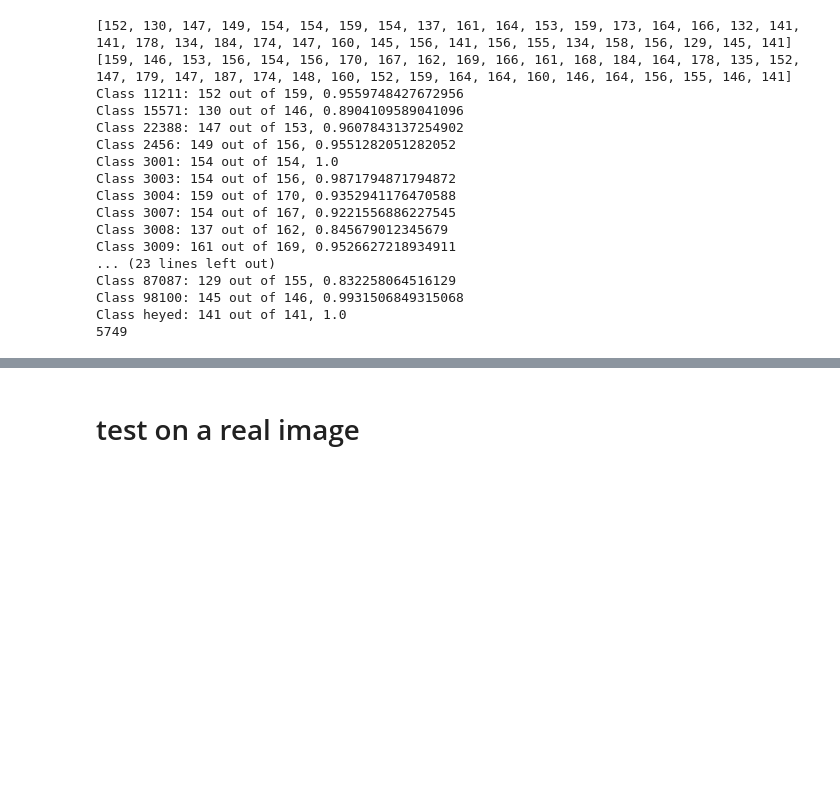
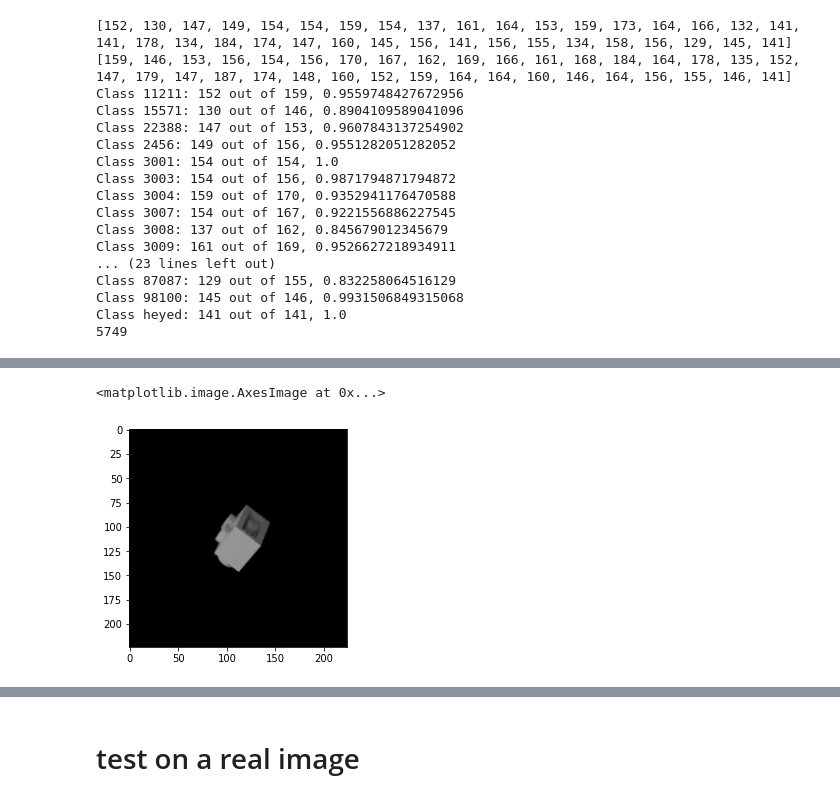
Before and after one commit to albogdan/aps360-project, a Jupyter notebook: FeatureKernelOnBerend.ipynb, the cells around one changed output, grey strips where cells are left out. Saved outputs shown, nothing was run; the diff lists cells and outputs as text; code cells hidden in the pictures; blank space fills up the shorter version.

```diff
--- a/FeatureKernelOnBerend.ipynb
+++ b/FeatureKernelOnBerend.ipynb
@@ -653,0 +656,3 @@ Class heyed: 141 out of 141, 1.0
+# %%
+model = TransferLearningNetDp5()
+model.load_state_dict(torch.load('./model_tNetDp3_bs400_lr0.0015_epoch92'))
@@ -653,0 +661,33 @@ Class heyed: 141 out of 141, 1.0
+# %%
+dataset = image_set
+train_p = 0.6
+val_p = 0.2
+batch_size = 1
+
+split = [int(train_p * len(dataset)), int(val_p * len(dataset))]
+split.append(len(dataset) - split[1] - split[0])
+
+train_set, val_set, test_set = torch.utils.data.random_split(dataset, split)
+num_workers = 4
+
+train_loader = torch.utils.data.DataLoader(train_set, batch_size=batch_size,
+                                            num_workers = num_workers, shuffle = True)
+val_loader = torch.utils.data.DataLoader(val_set, batch_size=batch_size,
+                                            num_workers = num_workers, shuffle = True)
+test_loader = torch.utils.data.DataLoader(test_set, batch_size=batch_size,
+                                            num_workers = num_workers, shuffle = True)
+# %%
+wrongPredictions = [[] for i in classes]
+print(wrongPredictions)
+for img, label in val_loader:
+  # plt.imshow(img.squeeze().permute(1, 2, 0))
+  features = alexnet.features(img)
+  out = model(features)
+  pred = out.max(1, keepdim = True)[1]
+  # print(pred)
+  correct = pred.eq(label.view_as(pred)).sum().item()
+  # print(correct)
+  if (correct == 0):
+    wrongPredictions[label].append(img)
+for i in wrongPredictions:
+  print(len(i))
@@ -653,0 +716,6 @@ Class heyed: 141 out of 141, 1.0
+# %%
+img = wrongPredictions[0][0]
+plt.imshow(img.squeeze().permute(1, 2, 0))
+# %% [output]
+<matplotlib.image.AxesImage at 0x...>
+[figure, added]
```
Also changed, not shown: parts of 30 cells of this notebook.
